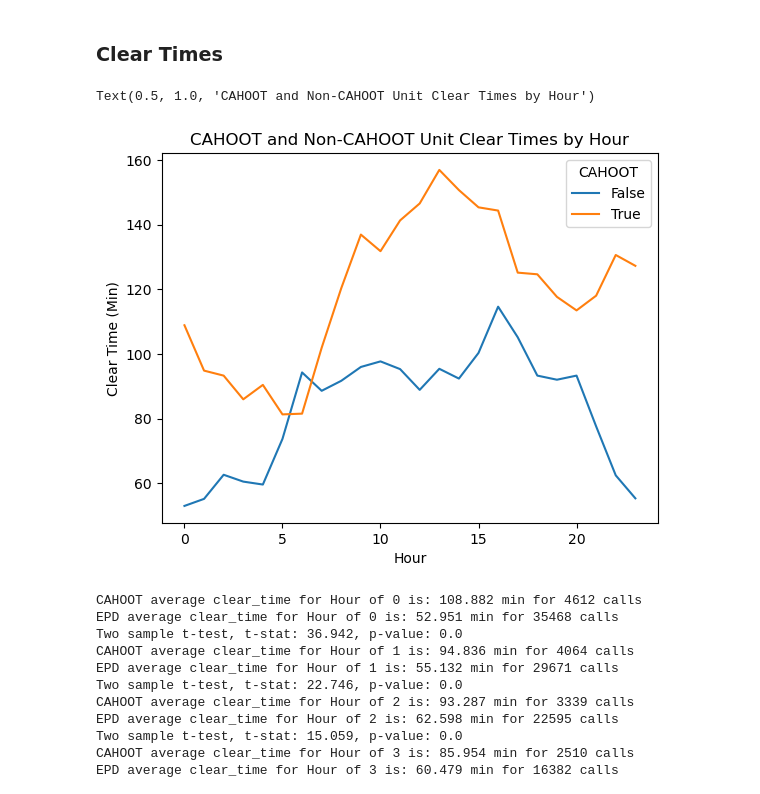
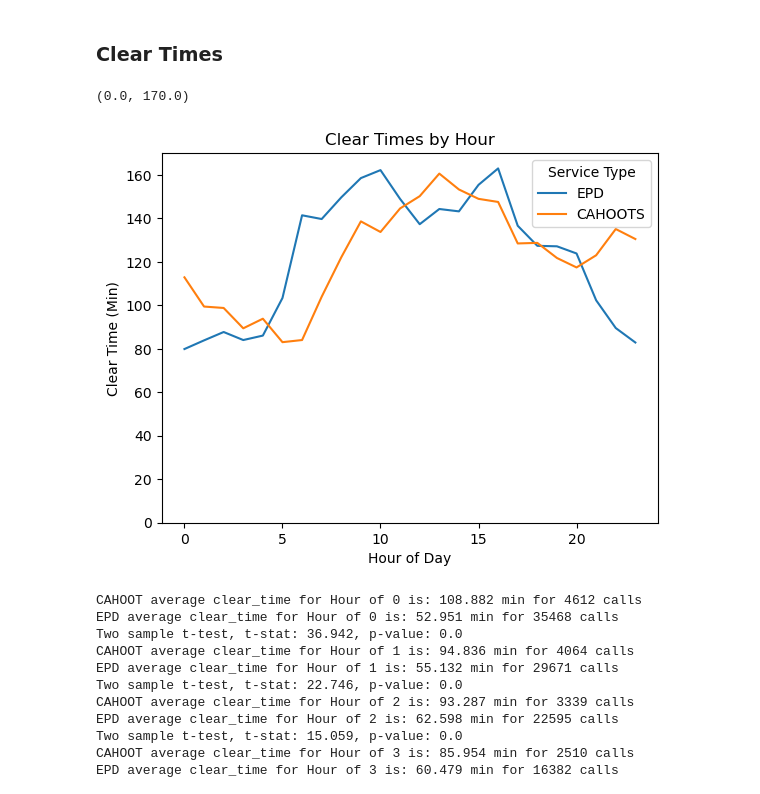
Before and after one commit to Lwarrine/CAHOOTS-Call-Data-Analysis, a Jupyter notebook: Clean.ipynb, the cells around one changed output. Drawn from its saved outputs; the diff is of its cells as text; code cells hidden in the pictures.

```diff
--- a/Clean.ipynb
+++ b/Clean.ipynb
@@ -91,7 +88,9 @@ units
 # %% [markdown]
 It looks like for this dataset CAHOOT units are only labeled with 'CAHOOT'. Adding a boolean column if a call was a CAHOOT response or not
 # %%
-call_data["CAHOOT"] = (call_data["primeunit"] == "CAHOOT")
+call_data["Service Type"] = (call_data["primeunit"] == "CAHOOT")
+call_data["Service Type"] = call_data["Service Type"].replace(True, "CAHOOTS")
+call_data["Service Type"] = call_data["Service Type"].replace(False, "EPD")
 # %% [markdown]
 ## Time of Day and Day of Week
 # %% [markdown]
@@ -172,0 +207,7 @@ Text(0.5, 1.0, 'CAHOOT and Non-CAHOOT Unit Arrival Times by Hour')
+# %%
+call_data = call_data[call_data["callsource"] != "SELF"]
+sns.lineplot(call_data, x = "Hour", y = "arrival_time", hue = "Service Type",errorbar=None)
+plt.xlabel("Hour of Day")
+plt.ylabel("Arrival Time (Min)")
+plt.title('Arrival Times by Hour (With "SELF" Call Source Removed)')
+plt.ylim(0, 140)
@@ -307,13 +351,14 @@ Cahoots appears to be slower in most cases than EPD but it could be because Caho
 # %% [markdown]
 ### Clear Times
 # %%
-sns.lineplot(call_data, x = "Hour", y = "clear_time", hue = "CAHOOT",errorbar=None)
-plt.xlabel("Hour")
+sns.lineplot(call_data, x = "Hour", y = "clear_time", hue = "Service Type",errorbar=None)
+plt.xlabel("Hour of Day")
 plt.ylabel("Clear Time (Min)")
-plt.title("CAHOOT and Non-CAHOOT Unit Clear Times by Hour")
+plt.title("Clear Times by Hour")
+plt.ylim(0, 170)
 # %% [output]
-Text(0.5, 1.0, 'CAHOOT and Non-CAHOOT Unit Clear Times by Hour')
+(0.0, 170.0)
-[figure, old version]
+[figure, new version]
 # %%
 for i in range(24):
     ttest("Hour",i,"clear_time")
```
Also changed, not shown: parts of 28 cells of this notebook.
